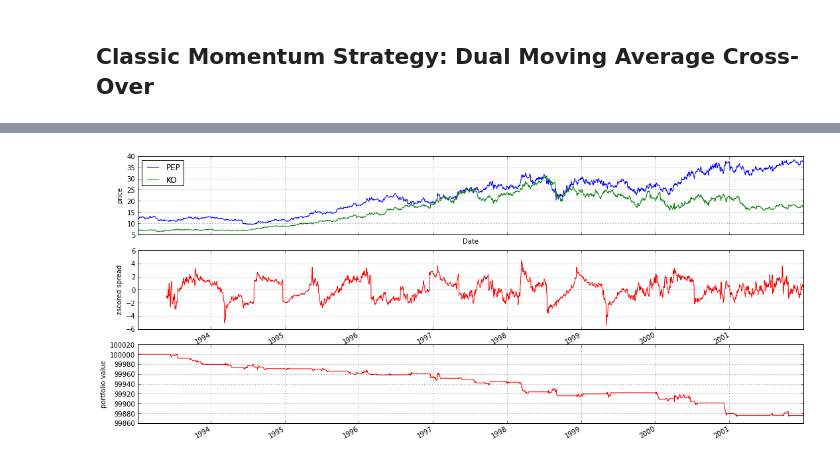
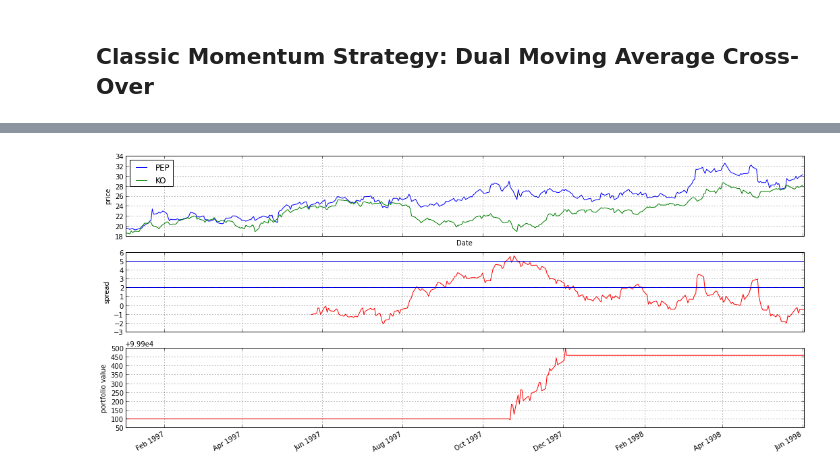
Before and after one commit to twiecki/financial-analysis-python-tutorial, a Jupyter notebook: 3. Backtesting using Zipline.ipynb, the cells around one changed output, grey strips where cells are left out. Cells and saved outputs as stored; diff of their text form; code cells hidden in the pictures.

```diff
--- a/3. Backtesting using Zipline.ipynb
+++ b/3. Backtesting using Zipline.ipynb
@@ -189,0 +203,5 @@ plt.gcf().set_size_inches(14, 10)
+# %%
+start = datetime(1997, 1, 1, 0, 0, 0, 0, pytz.utc)
+end = datetime(1998, 6, 1, 0, 0, 0, 0, pytz.utc)
+data = zp.utils.factory.load_from_yahoo(stocks=['PEP', 'KO'], indexes={},
+                                        start=start, end=end, adjusted=True)
@@ -190,6 +219,6 @@ plt.gcf().set_size_inches(14, 10)
 # %%
 from zipline.transforms import batch_transform
-import statsmodels.api as sm
+from scipy import stats
 
 @batch_transform
 def ols_transform(data, sid1, sid2):
@@ -197,10 +226,10 @@ def ols_transform(data, sid1, sid2):
     via Ordinary Least Squares between two SIDs.
     """
     p0 = data.price[sid1]
-    p1 = sm.add_constant(data.price[sid2], prepend=True)
-    slope, intercept = sm.OLS(p0, p1).fit().params
+    p1 = data.price[sid2]
+    slope, intercept, _, _, _ = stats.linregress(p0, p1)
 
-    return slope, intercept
+    return intercept, slope
 
 
 class Pairtrade(zp.TradingAlgorithm):
@@ -220,76 +249,35 @@ class Pairtrade(zp.TradingAlgorithm):
     """
 
     def initialize(self, window_length=100):
-        self.spreads = []
+        self.set_slippage(FixedSlippage())
         self.invested = False
-        self.days_invested = 0
-        self.window_length = window_length
-        self.ols_transform = ols_transform(refresh_period=100,
-                                           window_length=self.window_length)
+        self.ols_transform = ols_transform(refresh_period=500,
+                                           window_length=window_length)
 
     def handle_data(self, data):
-        ######################################################
         # 1. Compute regression coefficients between PEP and KO
         params = self.ols_transform.handle_data(data, 'PEP', 'KO')
         if params is None:
             return
         intercept, slope = params
 
-        ######################################################
-        # 2. Compute spread and zscore
-        zscore = self.compute_zscore(data, slope, intercept)
-        self.record(zscores=zscore)
+        # 2. Compute spread
+        spread = (slope * data['PEP'].price + intercept) - data['KO'].price
 
-        ######################################################
         # 3. Place orders
-        self.place_orders(data, zscore)
-
-    def compute_zscore(self, data, slope, intercept):
-        """1. Compute the spread given slope and intercept.
-           2. zscore the spread.
-        """
-        spread = (data['PEP'].price - (slope * data['KO'].price + intercept))
-        self.spreads.append(spread)
-        spread_wind = self.spreads[-self.window_length:]
-        zscore = (spread - np.mean(spread_wind)) / np.std(spread_wind)
-        return zscore
-
-    def place_orders(self, data, zscore):
-        """Buy spread if zscore is > 2, sell if zscore < .5.
-        """
-        if zscore >= 2.0 and not self.invested:
-            self.order('PEP', int(100 / data['PEP'].price))
-            self.order('KO', -int(100 / data['KO'].price))
+        if spread >= 5.0 and not self.invested:
+            self.order('KO', 100)
+            self.order('PEP', -100)
             self.invested = True
-        elif zscore <= -2.0 and not self.invested:
-            self.order('PEP', -int(100 / data['PEP'].price))
-            self.order('KO', int(100 / data['KO'].price))
-            self.invested = True
-        elif self.invested and self.days_invested < 10:
-            self.days_invested += 1
-        elif self.days_invested >= 10:
-            self.sell_spread()
-            self.days_invested = 0
+        elif spread <= 2. and self.invested:
+            self.order('KO', -100)
+            self.order('PEP', 100)
             self.invested = False
 
-    def sell_spread(self):
-        """
-        decrease exposure, regardless of position long/short.
-        buy for a short position, sell for a long.
-        """
-        ko_amount = self.portfolio.positions['KO'].amount
-        self.order('KO', -1 * ko_amount)
-        pep_amount = self.portfolio.positions['PEP'].amount
-        self.order('PEP', -1 * pep_amount)
-
-start = datetime(1993, 1, 1, 0, 0, 0, 0, pytz.utc)
-end = datetime(2002, 1, 1, 0, 0, 0, 0, pytz.utc)
-data = zp.utils.factory.load_from_yahoo(stocks=['PEP', 'KO'], indexes={},
-                                        start=start, end=end, adjusted=True)
+        self.record(spread=spread)
 
 pairtrade = Pairtrade()
 results = pairtrade.run(data)
-data['spreads'] = np.nan
 
 ax1 = plt.subplot(311)
 data[['PEP', 'KO']].plot(ax=ax1)
@@ -297,8 +285,11 @@ plt.ylabel('price')
 plt.setp(ax1.get_xticklabels(), visible=False)
 
 ax2 = plt.subplot(312, sharex=ax1)
-results.zscores.plot(ax=ax2, color='r')
-plt.ylabel('zscored spread')
+results.spread.plot(ax=ax2, color='r')
+ax2.axhline(2)
+ax2.axhline(5)
+plt.ylabel('spread')
+plt.setp(ax2.get_xticklabels(), visible=False)
 
 ax3 = plt.subplot(313, sharex=ax1)
 results.portfolio_value.plot(ax=ax3, color='r')
@@ -314 +303 @@ KO
-[figure, old version]
+[figure, new version]
```
Also changed, not shown: parts of 11 cells of this notebook, 2 other files.
